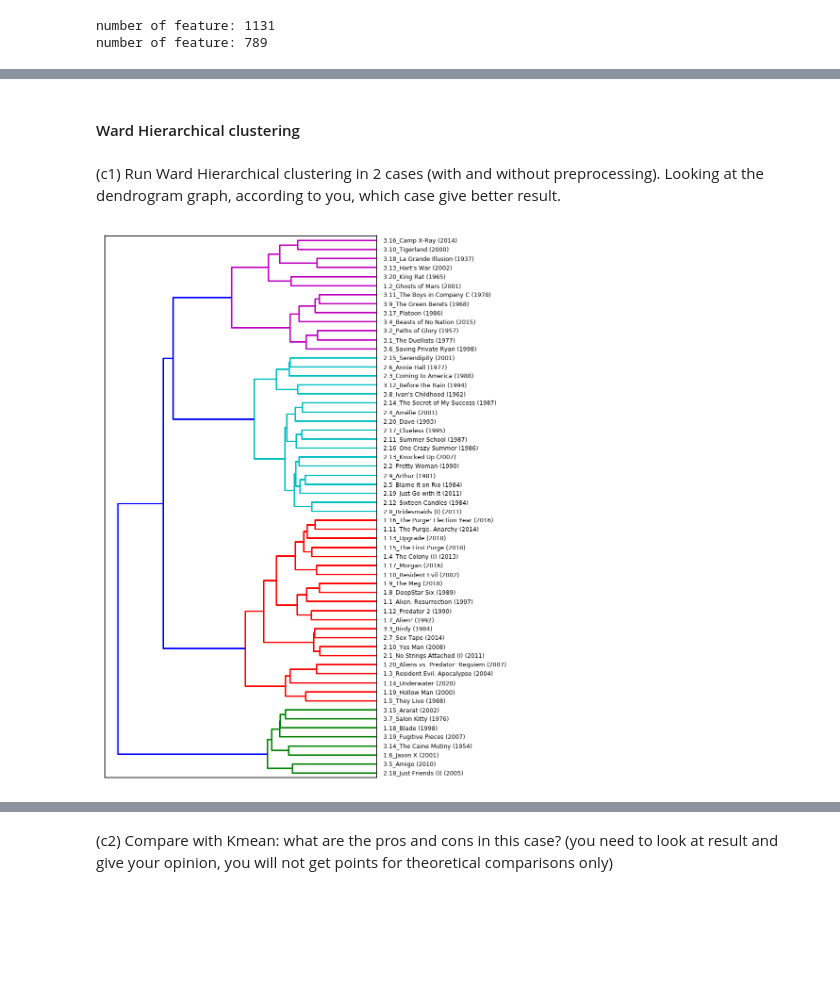
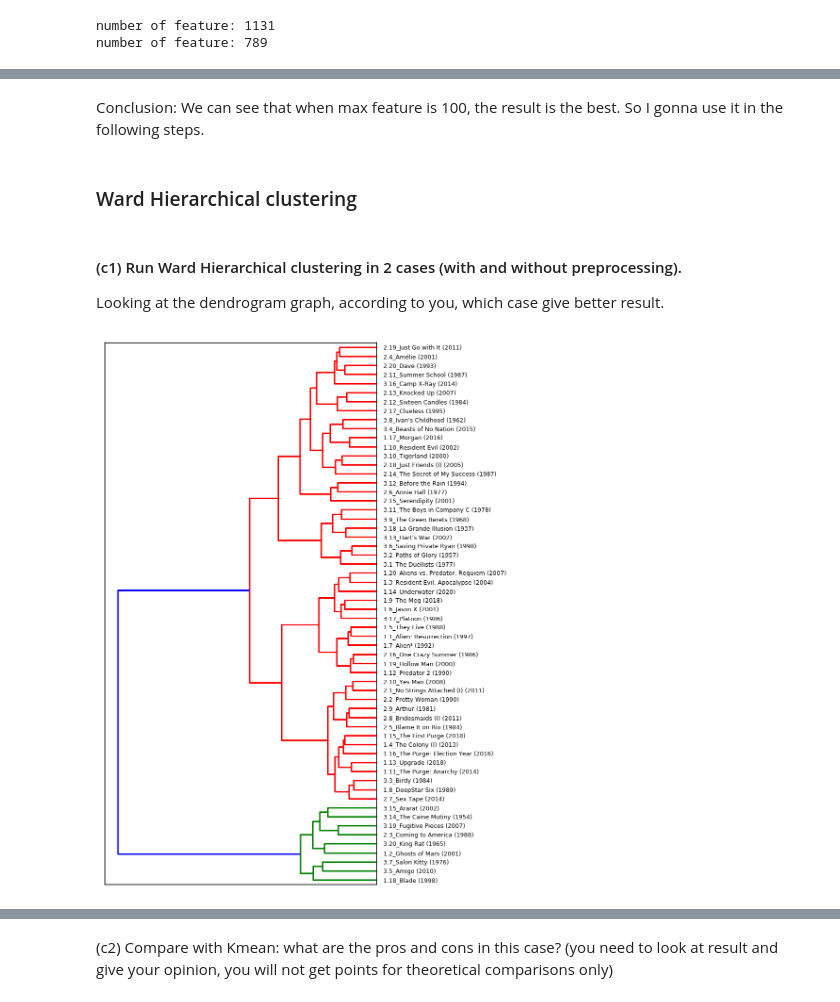
Before and after one commit to ChungYujoyce/Text-Mining, a Jupyter notebook: hw8/hw8.ipynb, the cells around one changed output, grey strips where cells are left out. Saved outputs shown, nothing was run; the diff lists cells and outputs as text; code cells hidden in the pictures; blank space fills up the shorter version.

Commit message:
final results

```diff
--- a/hw8/hw8.ipynb
+++ b/hw8/hw8.ipynb
@@ -275,7 +281,10 @@ Conclusion:
+# %% [markdown]
+Conclusion: We can see that when max feature is 100, the result is the best.
+So I gonna use it in the following steps.
 # %% [markdown]
-#### Ward Hierarchical clustering
+### Ward Hierarchical clustering
 # %% [markdown]
-(c1) Run Ward Hierarchical clustering in 2 cases (with and without preprocessing).
+#### (c1) Run Ward Hierarchical clustering in 2 cases (with and without preprocessing).
 Looking at the dendrogram graph, according to you, which case give better result.
 # %%
 # Function to form and plot hierarchical clustering
@@ -306,12 +314,19 @@ from sklearn.metrics.pairwise import cosine_similarity
 import random
 from matplotlib.font_manager import FontProperties
 from scipy.cluster.hierarchy import ward, dendrogram
-# %%
-# without preprocessing
-linkage_matrix = ward_hierarchical_clustering(feature_matrix1)
-plot_hierarchical_clusters(linkage_matrix=linkage_matrix, doc_data=doc_data, figure_size=(6,8))
-# %% [output]
-[figure, removed]
+# %%
+# without preprocessing
+vectorizer = TfidfVectorizer(min_df=0.1, max_df=0.8, max_features= 100) # set best max feature as 100
+feature_matrix1 = vectorizer.fit_transform(data_input1).astype(float)
+feature_names1 = vectorizer.get_feature_names() # get feature names
+
+feature_matrix2 = vectorizer.fit_transform(data_input2).astype(float)
+feature_names2 = vectorizer.get_feature_names() # get feature names
+
+linkage_matrix = ward_hierarchical_clustering(feature_matrix1)
+plot_hierarchical_clusters(linkage_matrix=linkage_matrix, doc_data=doc_data, figure_size=(6,8))
+# %% [output]
+[figure, added]
 # %%
 # with preprocessing
 linkage_matrix = ward_hierarchical_clustering(feature_matrix2)
```
Also changed, not shown: parts of 24 cells of this notebook, 4 other files.
